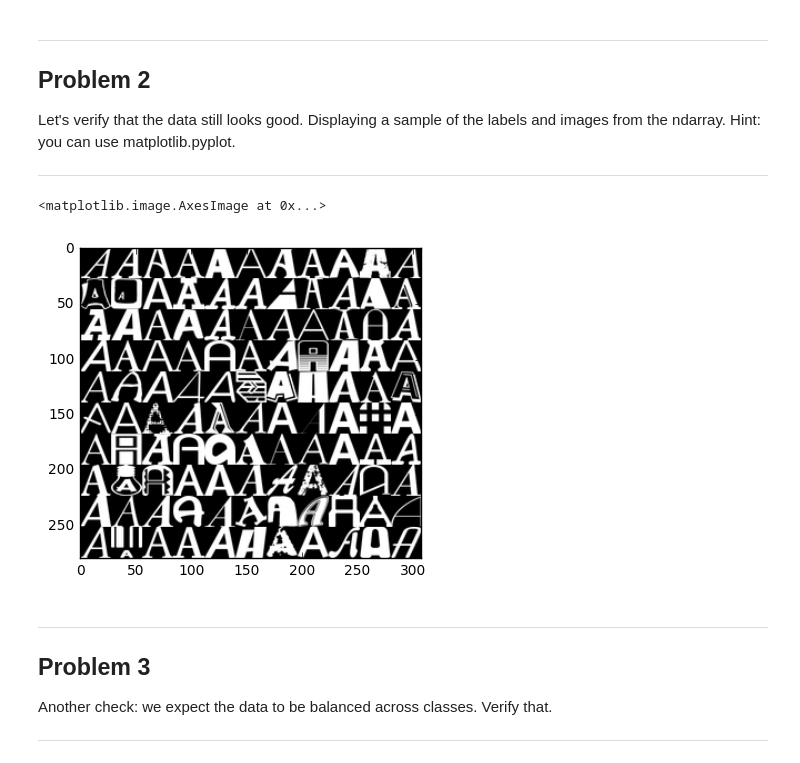
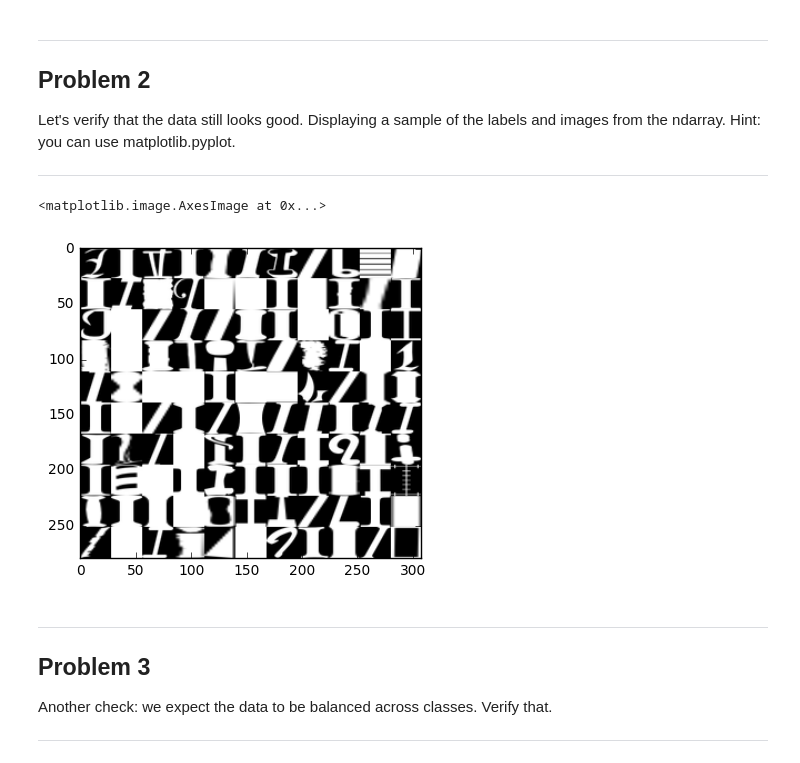
Before and after one commit to jborden/TensorFlowCourse, a Jupyter notebook: Lesson_2_Assignment_notMNIST/1_notmnist.ipynb, the cells around one changed output. Cells and saved outputs as stored; diff of their text form; code cells hidden in the pictures.

```diff
--- a/Lesson_2_Assignment_notMNIST/1_notmnist.ipynb
+++ b/Lesson_2_Assignment_notMNIST/1_notmnist.ipynb
@@ -201,27 +204,27 @@ Let's verify that the data still looks good. Displaying a sample of the labels a
 
 ---
 # %%
-A = pickle.load(open("notMNIST_small/A.pickle","rb"))
-def letter_image_row(letter_array):
+A = pickle.load(open("notMNIST_small/I.pickle","rb"))
+def random_letter_image_row(letter_array):
     a_array = np.array(letter_array[random.randint(1,letter_array.shape[0]),:,:])
     for i in random.sample(range(1,letter_array.shape[0]),10):
         a_array = np.hstack((a_array,letter_array[i,:,:]))
 
     return a_array
 
-def letter_image_sample(letter_array,rows):
-    sample_array = letter_image_row(letter_array)
+def random_letter_image_sample(letter_array,rows):
+    sample_array = random_letter_image_row(letter_array)
     for i in range(1,rows):
-        sample_array = np.vstack((sample_array,letter_image_row(letter_array)))
+        sample_array = np.vstack((sample_array,random_letter_image_row(letter_array)))
 
     return sample_array
 
-sample_array = letter_image_sample(A,10)
+sample_array = random_letter_image_sample(A,10)
 plt.imshow(sample_array,cmap='gray')
 #    a_array = plt.imshow(A[i,:,:],cmap='gray')
 # %% [output]
 <matplotlib.image.AxesImage at 0x...>
-[figure, old version]
+[figure, new version]
 # %% [markdown]
 ---
 Problem 3
```
Also changed, not shown: parts of 3 cells of this notebook, 1 other file.
